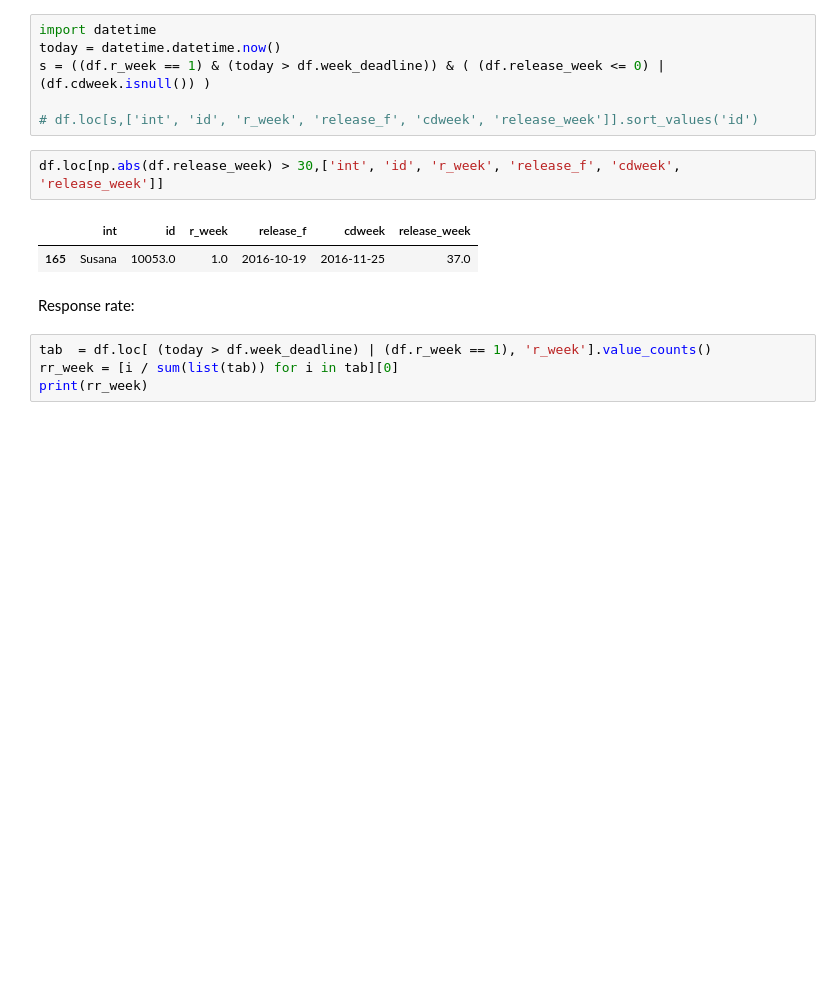
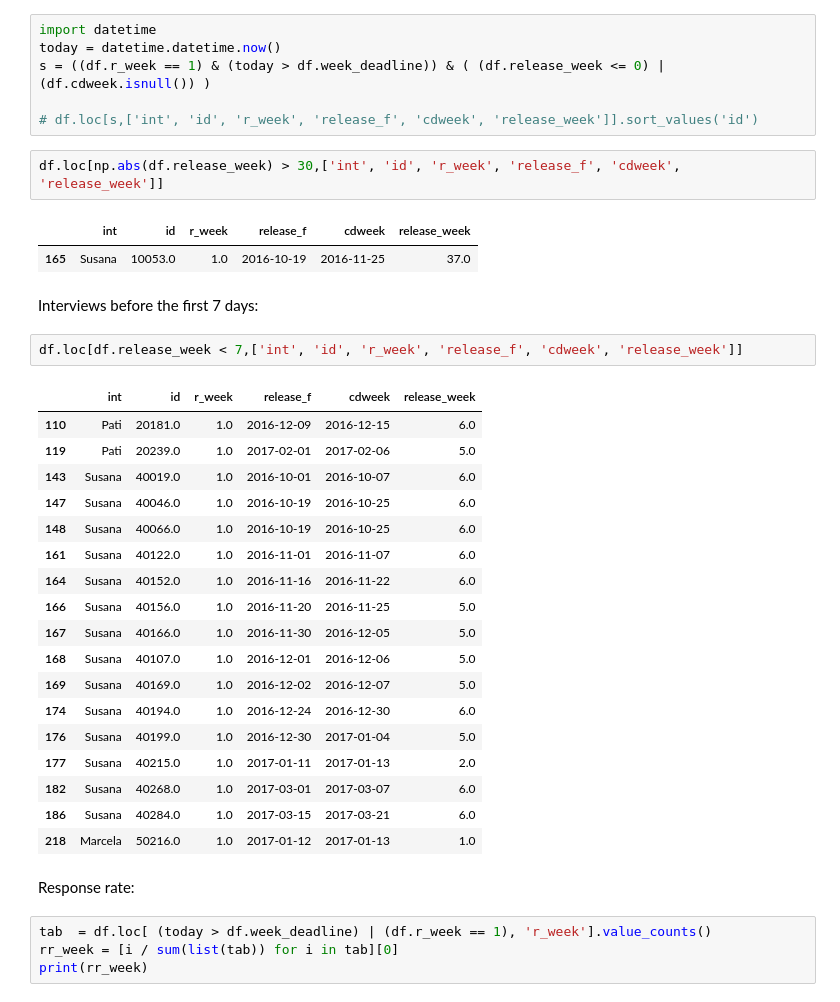
Before and after one commit to sdaza/reentry-chile, a Jupyter notebook: reports/reentry_chile_response_rates.ipynb, the cells around one changed output. Drawn from its saved outputs; the diff is of its cells as text; blank space fills up the shorter version.

```diff
--- a/reports/reentry_chile_response_rates.ipynb
+++ b/reports/reentry_chile_response_rates.ipynb
@@ -316,6 +316,29 @@ df.loc[np.abs(df.release_week) > 30,['int', 'id', 'r_week', 'release_f', 'cdweek
 # %% [output]
 |  | int | id | r_week | release_f | cdweek | release_week |
 | 165 | Susana | 10053.0 | 1.0 | 2016-10-19 | 2016-11-25 | 37.0 |
+# %% [markdown]
+Interviews before the first 7 days:
+# %%
+df.loc[df.release_week < 7,['int', 'id', 'r_week', 'release_f', 'cdweek', 'release_week']]
+# %% [output]
+|  | int | id | r_week | release_f | cdweek | release_week |
+| 110 | Pati | 20181.0 | 1.0 | 2016-12-09 | 2016-12-15 | 6.0 |
+| 119 | Pati | 20239.0 | 1.0 | 2017-02-01 | 2017-02-06 | 5.0 |
+| 143 | Susana | 40019.0 | 1.0 | 2016-10-01 | 2016-10-07 | 6.0 |
+| 147 | Susana | 40046.0 | 1.0 | 2016-10-19 | 2016-10-25 | 6.0 |
+| 148 | Susana | 40066.0 | 1.0 | 2016-10-19 | 2016-10-25 | 6.0 |
+| 161 | Susana | 40122.0 | 1.0 | 2016-11-01 | 2016-11-07 | 6.0 |
+| 164 | Susana | 40152.0 | 1.0 | 2016-11-16 | 2016-11-22 | 6.0 |
+| 166 | Susana | 40156.0 | 1.0 | 2016-11-20 | 2016-11-25 | 5.0 |
+| 167 | Susana | 40166.0 | 1.0 | 2016-11-30 | 2016-12-05 | 5.0 |
+| 168 | Susana | 40107.0 | 1.0 | 2016-12-01 | 2016-12-06 | 5.0 |
+| 169 | Susana | 40169.0 | 1.0 | 2016-12-02 | 2016-12-07 | 5.0 |
+| 174 | Susana | 40194.0 | 1.0 | 2016-12-24 | 2016-12-30 | 6.0 |
+| 176 | Susana | 40199.0 | 1.0 | 2016-12-30 | 2017-01-04 | 5.0 |
+| 177 | Susana | 40215.0 | 1.0 | 2017-01-11 | 2017-01-13 | 2.0 |
+| 182 | Susana | 40268.0 | 1.0 | 2017-03-01 | 2017-03-07 | 6.0 |
+| 186 | Susana | 40284.0 | 1.0 | 2017-03-15 | 2017-03-21 | 6.0 |
+| 218 | Marcela | 50216.0 | 1.0 | 2017-01-12 | 2017-01-13 | 1.0 |
 # %% [markdown]
 Response rate:
 # %%
```
